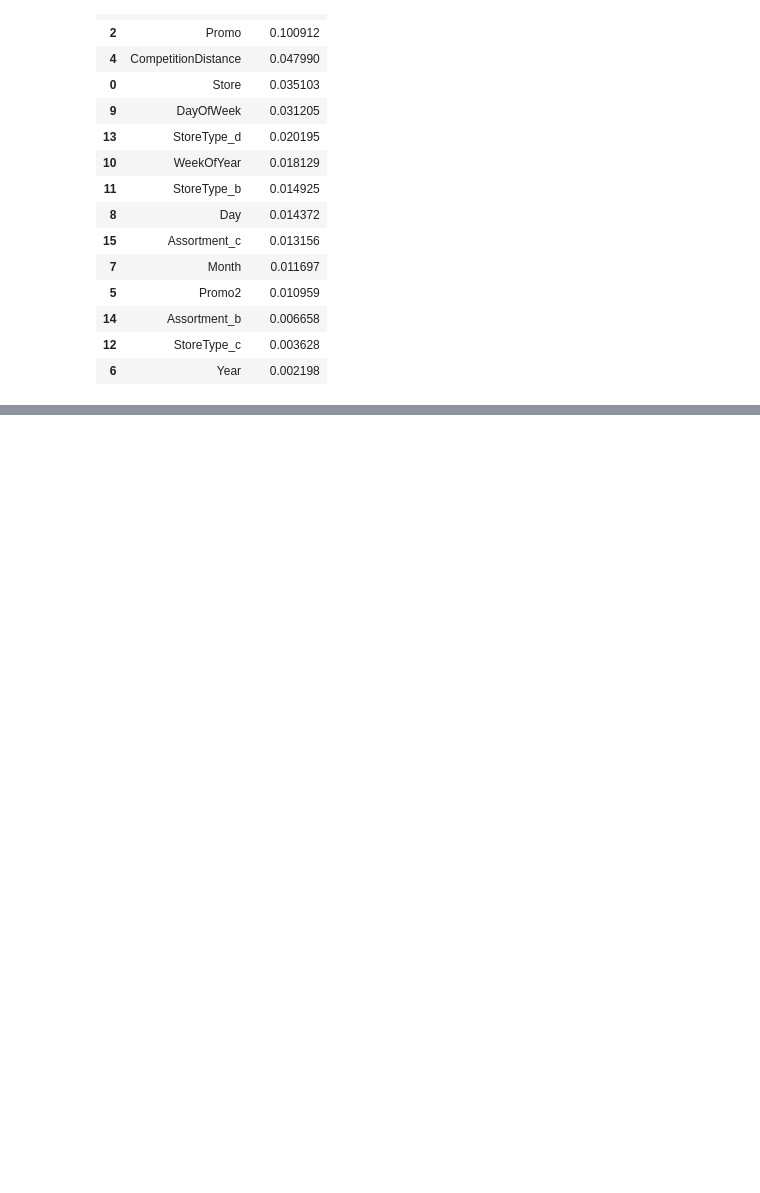
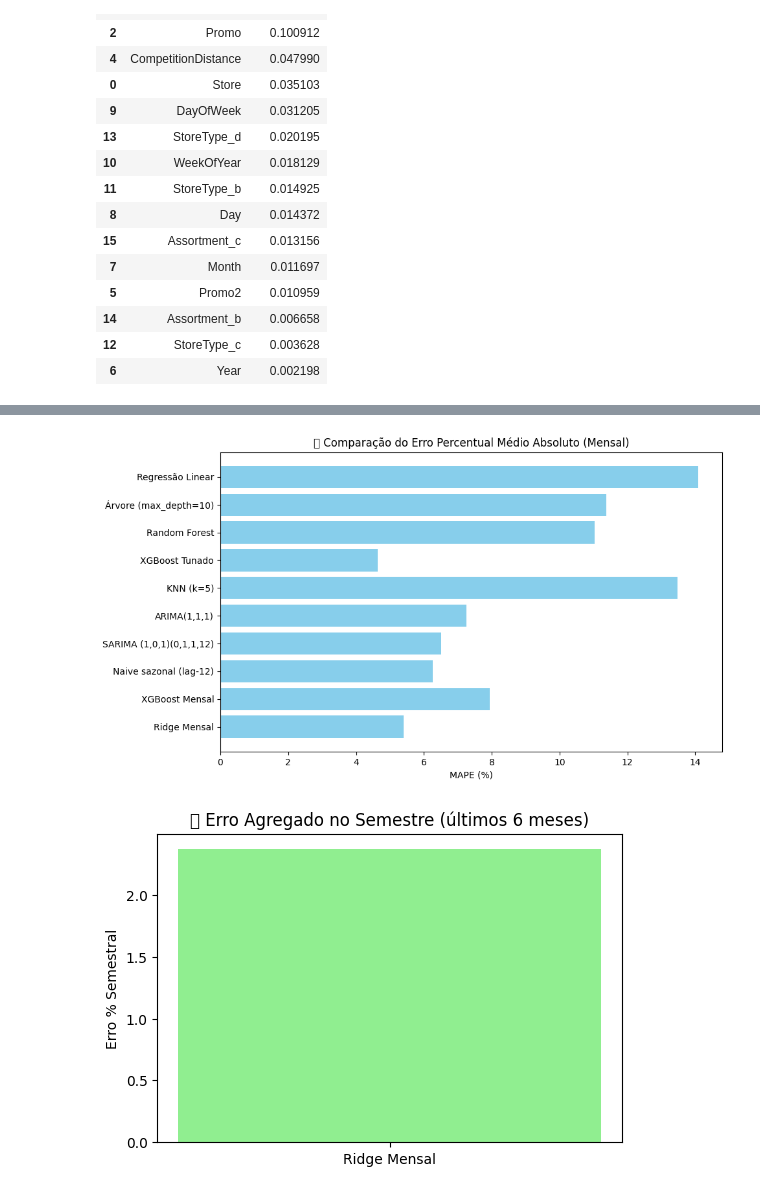
Before and after one commit to gabrieldilay/rossmann-forecast-mvp, a Jupyter notebook: rossmann_faturamento_mvp.ipynb, the cells around one changed output, grey strips where cells are left out. Cells and saved outputs as stored; diff of their text form; code cells hidden in the pictures; blank space fills up the shorter version.

```diff
--- a/rossmann_faturamento_mvp.ipynb
+++ b/rossmann_faturamento_mvp.ipynb
@@ -592,0 +1688,30 @@ Top 15 features mais importantes (RF):
+# %%
+import matplotlib.pyplot as plt
+
+# --- Dados (reaproveitando do df_results) ---
+df_plot = df_results.copy()
+
+# Convertendo MAPE para número (removendo "%")
+df_plot["MAPE_num"] = df_plot["MAPE(%)"].str.replace("%","").astype(float)
+
+# 1) Gráfico de barras do MAPE mensal
+plt.figure(figsize=(10,6))
+plt.barh(df_plot["Modelo"], df_plot["MAPE_num"], color="skyblue")
+plt.xlabel("MAPE (%)")
+plt.title("📊 Comparação do Erro Percentual Médio Absoluto (Mensal)")
+plt.gca().invert_yaxis()  # modelos mais fortes no topo
+plt.show()
+
+# 2) (Opcional) Gráfico do Erro Semestral — só para quem tem valor
+df_sem = df_results[df_results["Erro % Semestral"] != "-"].copy()
+if not df_sem.empty:
+    df_sem["Erro_num"] = df_sem["Erro % Semestral"].str.replace("%","").astype(float)
+
+    plt.figure(figsize=(6,4))
+    plt.bar(df_sem["Modelo"], df_sem["Erro_num"], color="lightgreen")
+    plt.ylabel("Erro % Semestral")
+    plt.title("📦 Erro Agregado no Semestre (últimos 6 meses)")
+    plt.show()
+# %% [output]
+[figure, added]
+[figure, added]
```
Also changed, not shown: parts of 15 cells of this notebook.
